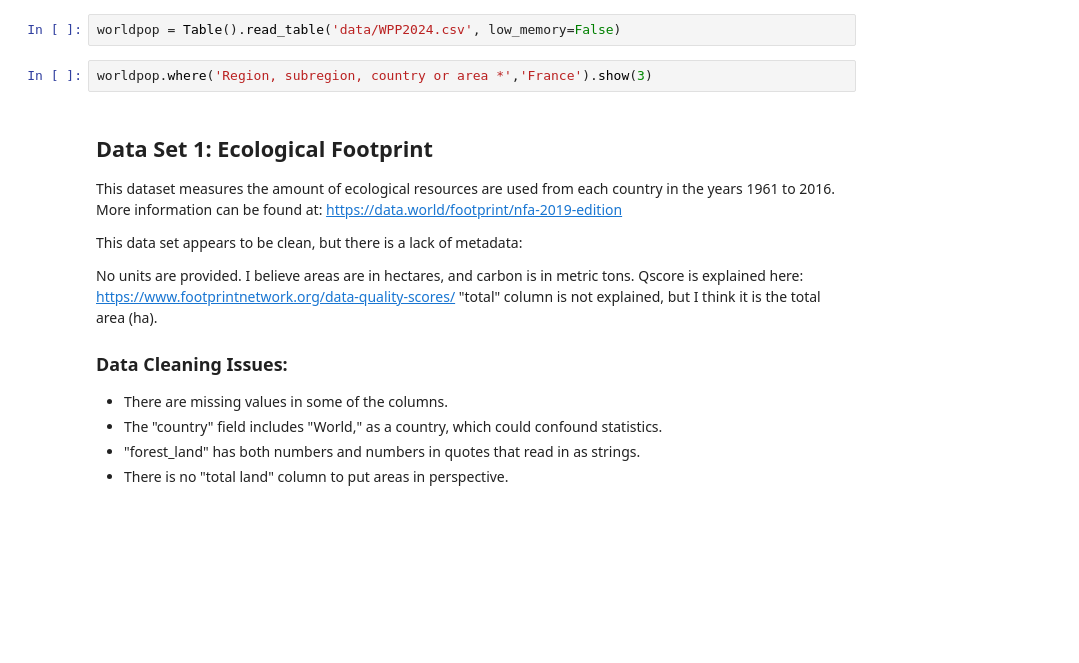
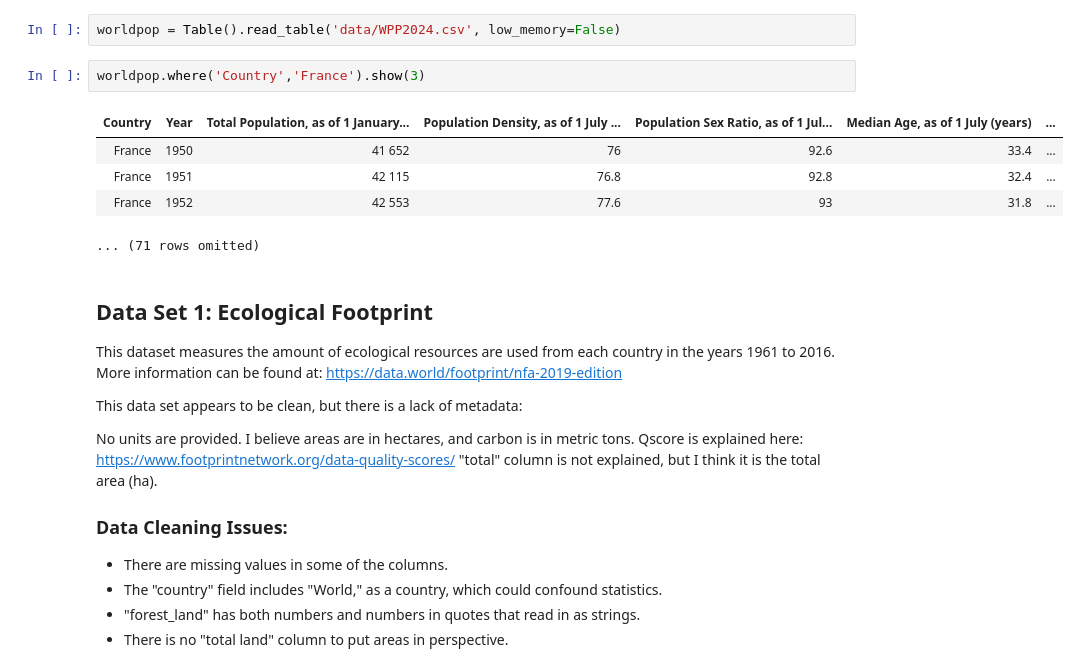
Before and after one commit to laserchemist/datascience, a Jupyter notebook: Fall 2024/Group-project/Group_Project_Datasets_Fall-2024.ipynb, the cells around one changed output. Cells and saved outputs as stored; diff of their text form; blank space fills up the shorter version.

```diff
--- a/Fall 2024/Group-project/Group_Project_Datasets_Fall-2024.ipynb
+++ b/Fall 2024/Group-project/Group_Project_Datasets_Fall-2024.ipynb
@@ -36,7 +36,13 @@ zippop.where('zip code','19122')
 # %%
 worldpop = Table().read_table('data/WPP2024.csv', low_memory=False)
 # %%
-worldpop.where('Region, subregion, country or area *','France').show(3)
+worldpop.where('Country','France').show(3)
+# %% [output]
+| Country | Year | Total Population, as of 1 January... | Population Density, as of 1 July ... | Population Sex Ratio, as of 1 Jul... | Median Age, as of 1 July (years) | ... |
+| France | 1950 | 41 652 | 76 | 92.6 | 33.4 | ... |
+| France | 1951 | 42 115 | 76.8 | 92.8 | 32.4 | ... |
+| France | 1952 | 42 553 | 77.6 | 93 | 31.8 | ... |
+... (71 rows omitted)
 # %% [markdown]
 ## Data Set 1: Ecological Footprint
 This dataset measures the amount of ecological resources are used from each country in the years 1961 to 2016.  More information can be found at: https://data.world/footprint/nfa-2019-edition
```
Also changed, not shown: 1 other file.
